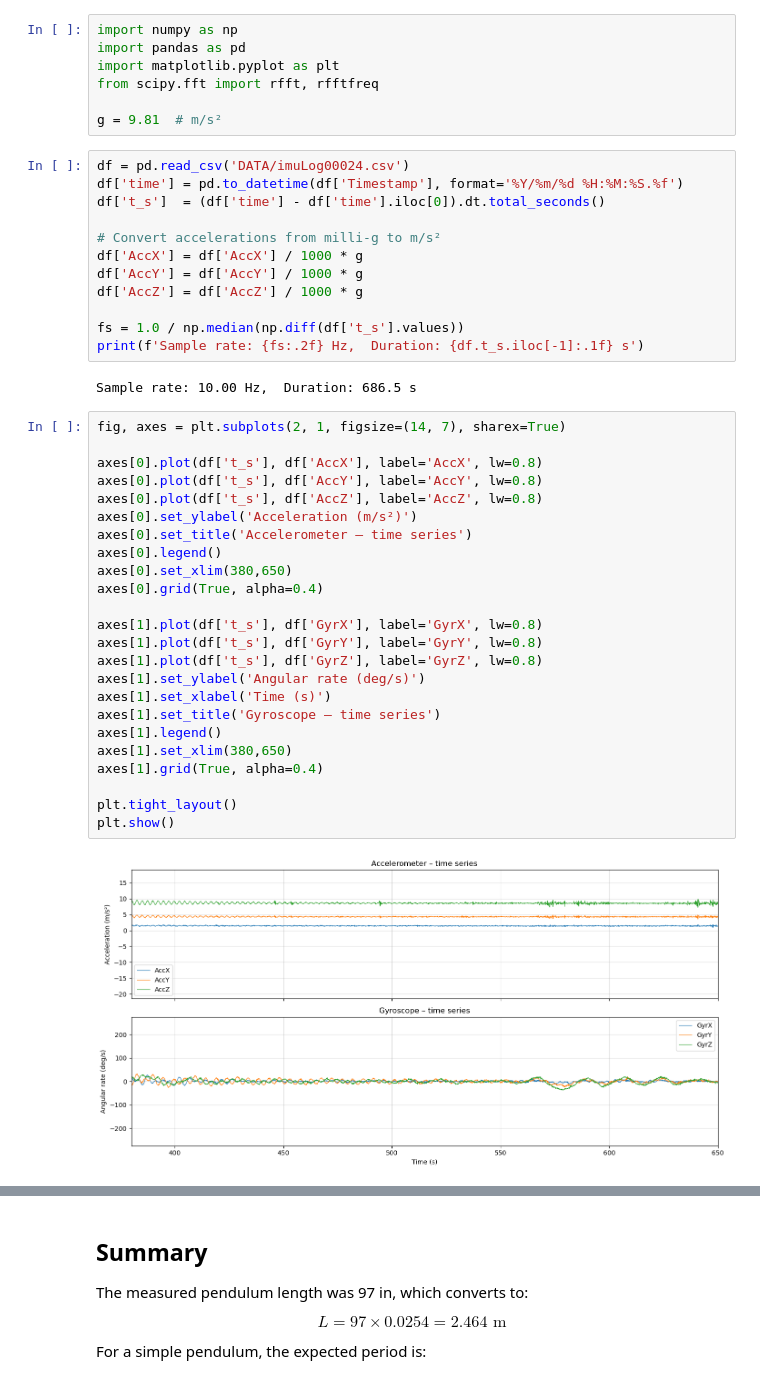
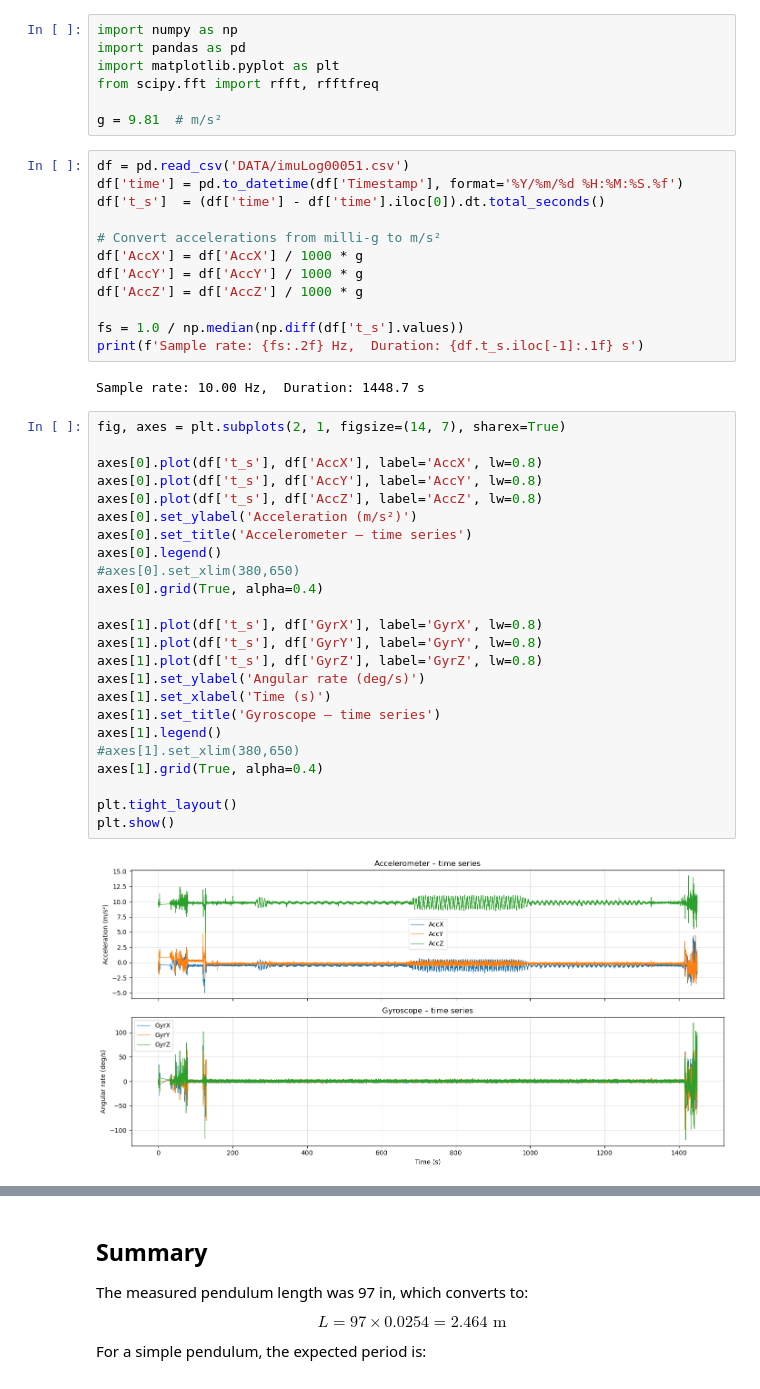
Before and after one commit to arobotdinosaur/MAE_223_Work, a Jupyter notebook: PendulumFFT_Simple.ipynb, the cells around one changed output, grey strips where cells are left out. Drawn from its saved outputs; the diff is of its cells as text.

```diff
--- a/PendulumFFT_Simple.ipynb
+++ b/PendulumFFT_Simple.ipynb
@@ -6,7 +6,7 @@ from scipy.fft import rfft, rfftfreq
 
 g = 9.81  # m/s²
 # %%
-df = pd.read_csv('DATA/imuLog00024.csv')
+df = pd.read_csv('DATA/imuLog00051.csv')
 df['time'] = pd.to_datetime(df['Timestamp'], format='%Y/%m/%d %H:%M:%S.%f')
 df['t_s']  = (df['time'] - df['time'].iloc[0]).dt.total_seconds()
 
@@ -18,32 +18,32 @@ df['AccZ'] = df['AccZ'] / 1000 * g
 fs = 1.0 / np.median(np.diff(df['t_s'].values))
 print(f'Sample rate: {fs:.2f} Hz,  Duration: {df.t_s.iloc[-1]:.1f} s')
 # %% [output]
-Sample rate: 10.00 Hz,  Duration: 686.5 s
+Sample rate: 10.00 Hz,  Duration: 1448.7 s
 # %%
 fig, axes = plt.subplots(2, 1, figsize=(14, 7), sharex=True)
 
 axes[0].plot(df['t_s'], df['AccX'], label='AccX', lw=0.8)
 axes[0].plot(df['t_s'], df['AccY'], label='AccY', lw=0.8)
 axes[0].plot(df['t_s'], df['AccZ'], label='AccZ', lw=0.8)
 axes[0].set_ylabel('Acceleration (m/s²)')
 axes[0].set_title('Accelerometer – time series')
 axes[0].legend()
-axes[0].set_xlim(380,650)
+#axes[0].set_xlim(380,650)
 axes[0].grid(True, alpha=0.4)
 
 axes[1].plot(df['t_s'], df['GyrX'], label='GyrX', lw=0.8)
 axes[1].plot(df['t_s'], df['GyrY'], label='GyrY', lw=0.8)
 axes[1].plot(df['t_s'], df['GyrZ'], label='GyrZ', lw=0.8)
 axes[1].set_ylabel('Angular rate (deg/s)')
 axes[1].set_xlabel('Time (s)')
 axes[1].set_title('Gyroscope – time series')
 axes[1].legend()
-axes[1].set_xlim(380,650)
+#axes[1].set_xlim(380,650)
 axes[1].grid(True, alpha=0.4)
 
 plt.tight_layout()
 plt.show()
 # %% [output]
-[figure, old version]
+[figure, new version]
 # %%
 # ── FFT window (seconds) — adjust to focus on the swinging portion ──
```
Also changed, not shown: parts of 2 cells of this notebook, 8 other files.
